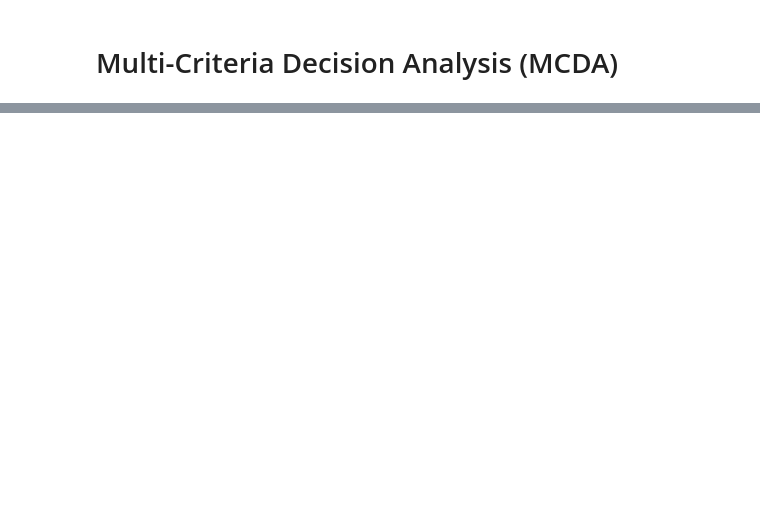
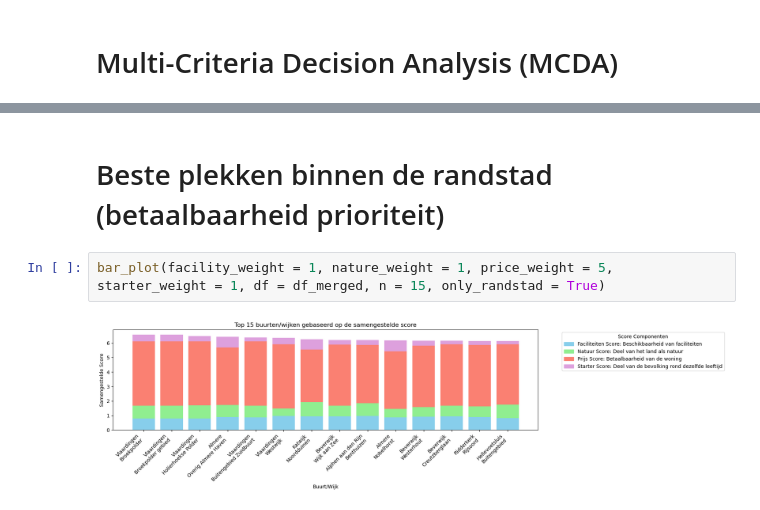
Before and after one commit to Verrem98/bob_constructions_casus, a Jupyter notebook: analysis.ipynb, the cells around one changed output, grey strips where cells are left out. Saved outputs shown, nothing was run; the diff lists cells and outputs as text; blank space fills up the shorter version.

```diff
--- a/analysis.ipynb
+++ b/analysis.ipynb
@@ -415,0 +379,6 @@ df_merged.sort_values('BouwgrondOpp', ascending = False)
+# %% [markdown]
+# Beste plekken binnen de randstad (betaalbaarheid prioriteit)
+# %%
+bar_plot(facility_weight = 1, nature_weight = 1, price_weight = 5, starter_weight = 1, df = df_merged, n = 15, only_randstad = True)
+# %% [output]
+[figure, added]
```
Also changed, not shown: parts of 39 cells of this notebook.
